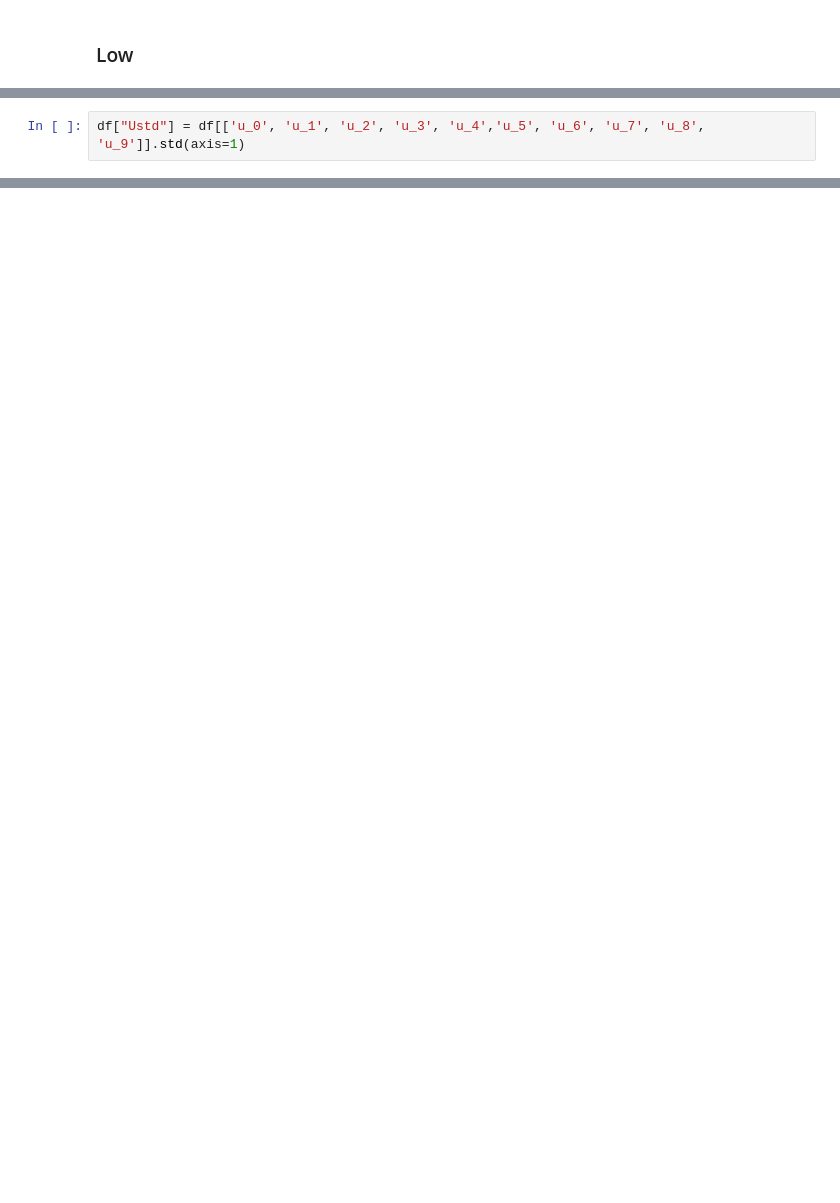
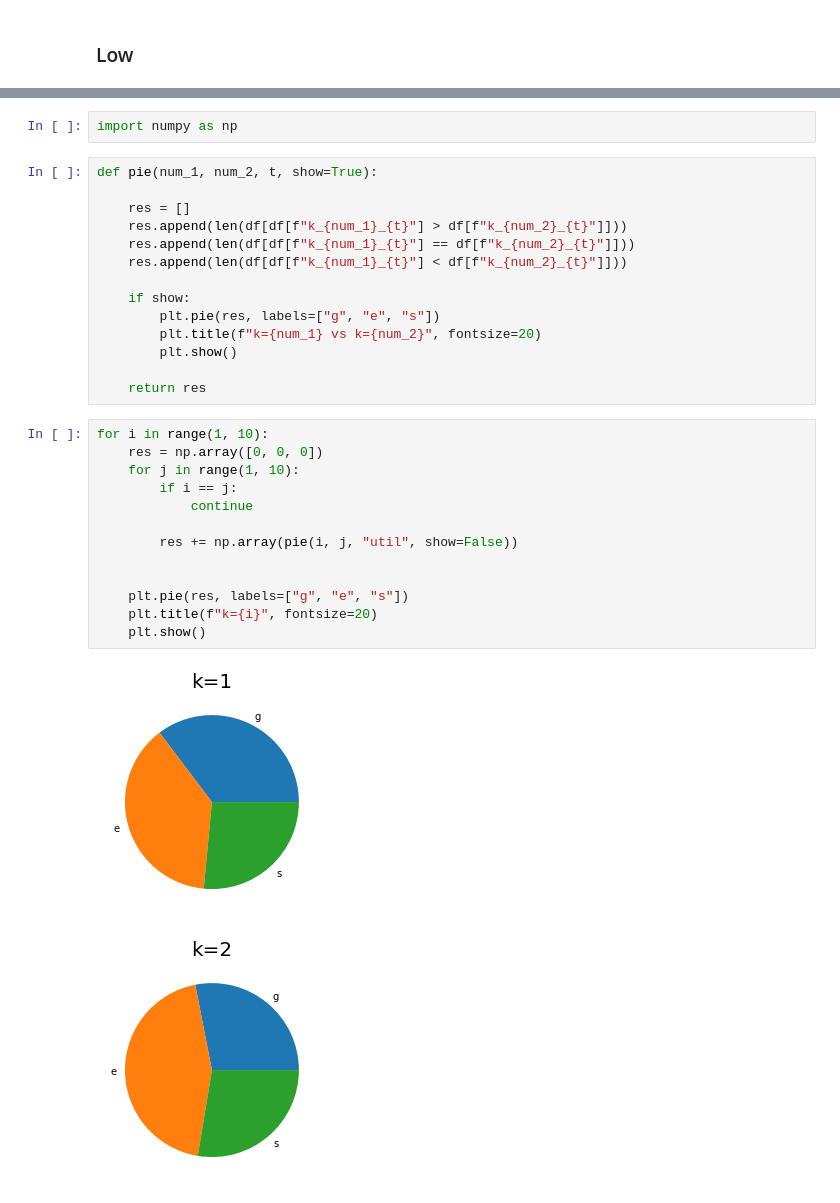
Before and after one commit to pdehaan274/ComSoc, a Jupyter notebook: result analysis.ipynb, the cells around one changed output, grey strips where cells are left out. Cells and saved outputs as stored; diff of their text form; blank space fills up the shorter version.

```diff
--- a/result analysis.ipynb
+++ b/result analysis.ipynb
@@ -105,2 +117,0 @@ plot(low, "dist")
-# %%
-df["Ustd"] = df[['u_0', 'u_1', 'u_2', 'u_3', 'u_4','u_5', 'u_6', 'u_7', 'u_8', 'u_9']].std(axis=1)
@@ -147,0 +118,32 @@ plot(low, "dist")
+# %%
+import numpy as np
+# %%
+def pie(num_1, num_2, t, show=True):
+
+    res = []
+    res.append(len(df[df[f"k_{num_1}_{t}"] > df[f"k_{num_2}_{t}"]]))
+    res.append(len(df[df[f"k_{num_1}_{t}"] == df[f"k_{num_2}_{t}"]]))
+    res.append(len(df[df[f"k_{num_1}_{t}"] < df[f"k_{num_2}_{t}"]]))
+
+    if show:
+        plt.pie(res, labels=["g", "e", "s"])
+        plt.title(f"k={num_1} vs k={num_2}", fontsize=20)
+        plt.show()
+
+    return res
+# %%
+for i in range(1, 10):
+    res = np.array([0, 0, 0])
+    for j in range(1, 10):
+        if i == j:
+            continue
+
+        res += np.array(pie(i, j, "util", show=False))
+
+
+    plt.pie(res, labels=["g", "e", "s"])
+    plt.title(f"k={i}", fontsize=20)
+    plt.show()
+# %% [output]
+[figure, added]
+[figure, added]
```
Also changed, not shown: parts of 21 cells of this notebook, 4 other files.
